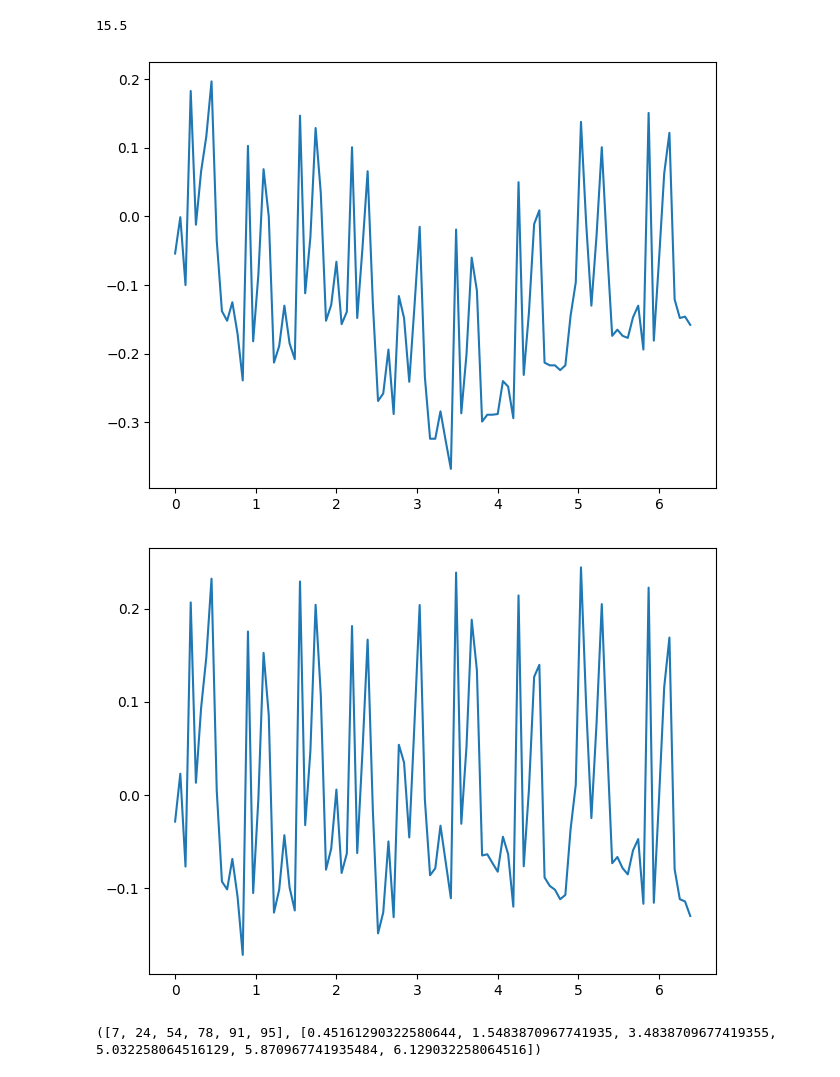
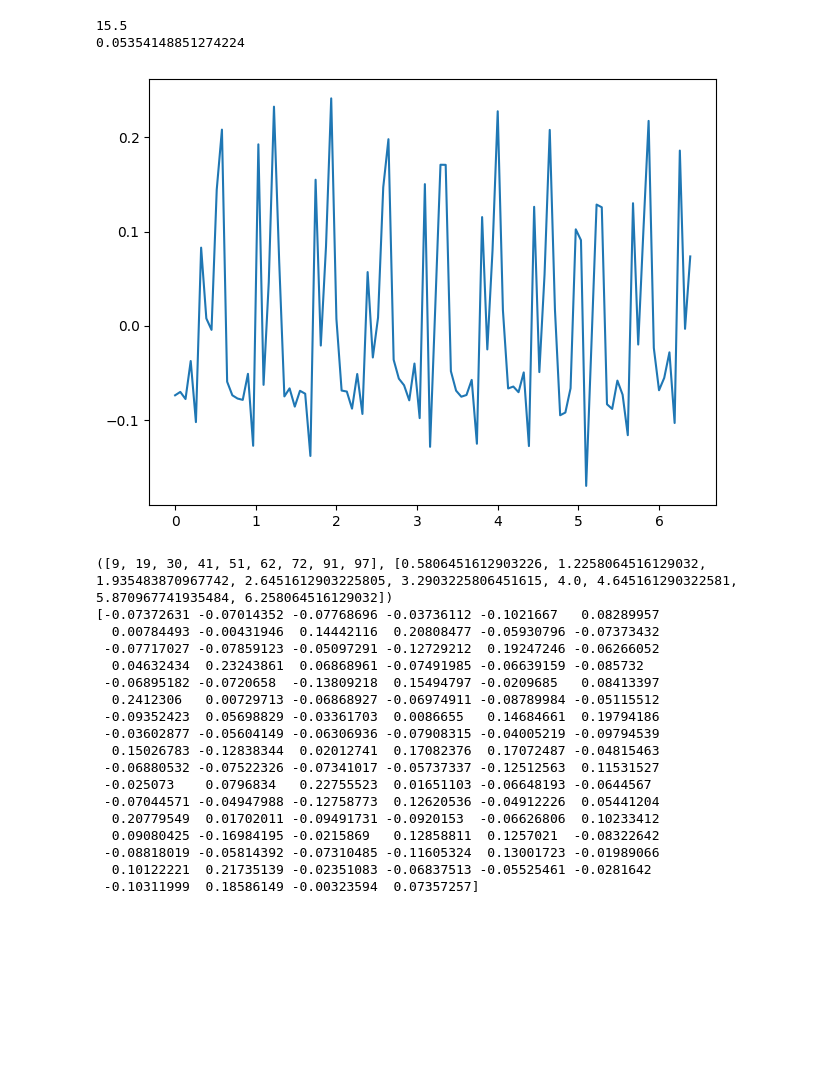
Before and after one commit to Bumross/PZS-sem1, a Jupyter notebook: Code.ipynb, the cells around one changed output. Cells and saved outputs as stored; diff of their text form; code cells hidden in the pictures; blank space fills up the shorter version.

Commit message:
seconds

```diff
--- a/Code.ipynb
+++ b/Code.ipynb
@@ -20,6 +20,10 @@ def load_data(path):
         return None, None
 
 
+def signal_duration(data, samp_rate):
+    return len(data) / samp_rate
+
+
 def remove_baseline_wander_fft(ekg_data, sampling_rate=4, cutoff_frequency=0.5):
     """Removes the baseline wander for better manipulation with data. Using Fourier Transformation
     to locate lowfrequency components and erasing them."""
@@ -28,6 +32,7 @@ def remove_baseline_wander_fft(ekg_data, sampling_rate=4, cutoff_frequency=0.5):
     spectrum[(freq > -cutoff_frequency) & (freq < cutoff_frequency)] = 0
     ekg_without_baseline = np.real(ifft(spectrum))
     return ekg_without_baseline
+
 
 def plot(data, samp_rate):
     """Creates a plot. F(t)"""
@@ -39,14 +44,18 @@ def plot(data, samp_rate):
 
 
 
-def find_Rpeaks_dynamic_window_simple(ecg_flatten_signal, samp_rate, max_window_size=30):
+def find_Rpeaks_dynamic_window_simple(ecg_flatten_signal, samp_rate):
     """Finds R peaks in ECG signal with dynamically changing window size.
     Returns a list of peaks and corresponding times."""
-    margin = int(samp_rate/5)
+    margin = int(samp_rate/3)
+    max_window_size = int(samp_rate)
+
     r_peaks = []
     time = []
     current_position = 0
-    signal_avg = (np.max(ecg_flatten_signal) + np.min(ecg_flatten_signal)) / 2
+    signal_avg = (np.max(ecg_flatten_signal) + np.min(ecg_flatten_signal))*3 / 4
+
+    print(signal_avg)
 
     while current_position < len(ecg_flatten_signal):
         window_size = min(max_window_size, len(ecg_flatten_signal) - current_position - 1)
@@ -68,27 +77,45 @@ def find_Rpeaks_dynamic_window_simple(ecg_flatten_signal, samp_rate, max_window_
 
         current_position = max_position_in_signal + margin
 
-    return r_peaks, time
 
 
-database = 'Database/drive05'
-ECGnative, fields = load_data(database)
-samp_rate = fields['fs']
-print(samp_rate)
-
-#crapped data for rewiev
-ecg_data = np.array(ECGnative[:100])
-plot(ecg_data, samp_rate)
-
-cutoff_frequency = 0.5
-
-ecg_edit_fft = remove_baseline_wander_fft(ecg_data, samp_rate, cutoff_frequency=cutoff_frequency)
-
-Rpeaks = find_Rpeaks_dynamic_window_simple(ecg_edit_fft, samp_rate)
-plot(ecg_edit_fft, samp_rate)
-print(Rpeaks)
+    return r_peaks, time
-# %% [output]
-15.5
-[figure, removed]
-[figure, removed]
-([7, 24, 54, 78, 91, 95], [0.45161290322580644, 1.5483870967741935, 3.4838709677419355, 5.032258064516129, 5.870967741935484, 6.129032258064516])
+# %%
+database = 'Database/drive06'
+ECGnative, fields = load_data(database)
+samp_rate = fields['fs']
+seconds = signal_duration(ECGnative, samp_rate)
+print(samp_rate)
+print(seconds)
+
+ecg_data = np.array(ECGnative[:100])
+cutoff_frequency = 0.5
+
+ecg_edit_fft = remove_baseline_wander_fft(ecg_data, samp_rate, cutoff_frequency=cutoff_frequency)
+
+Rpeaks = find_Rpeaks_dynamic_window_simple(ecg_edit_fft, samp_rate)
+plot(ecg_edit_fft, samp_rate)
+print(Rpeaks)
+print(ecg_edit_fft)
+# %% [output]
+15.5
+0.05354148851274224
+[figure, added]
+([9, 19, 30, 41, 51, 62, 72, 91, 97], [0.5806451612903226, 1.2258064516129032, 1.935483870967742, 2.6451612903225805, 3.2903225806451615, 4.0, 4.645161290322581, 5.870967741935484, 6.258064516129032])
+[-0.07372631 -0.07014352 -0.07768696 -0.03736112 -0.1021667   0.08289957
+  0.00784493 -0.00431946  0.14442116  0.20808477 -0.05930796 -0.07373432
+ -0.07717027 -0.07859123 -0.05097291 -0.12729212  0.19247246 -0.06266052
+  0.04632434  0.23243861  0.06868961 -0.07491985 -0.06639159 -0.085732
+ -0.06895182 -0.0720658  -0.13809218  0.15494797 -0.0209685   0.08413397
+  0.2412306   0.00729713 -0.06868927 -0.06974911 -0.08789984 -0.05115512
+ -0.09352423  0.05698829 -0.03361703  0.0086655   0.14684661  0.19794186
+ -0.03602877 -0.05604149 -0.06306936 -0.07908315 -0.04005219 -0.09794539
+  0.15026783 -0.12838344  0.02012741  0.17082376  0.17072487 -0.04815463
+ -0.06880532 -0.07522326 -0.07341017 -0.05737337 -0.12512563  0.11531527
+ -0.025073    0.0796834   0.22755523  0.01651103 -0.06648193 -0.0644567
+ -0.07044571 -0.04947988 -0.12758773  0.12620536 -0.04912226  0.05441204
+  0.20779549  0.01702011 -0.09491731 -0.0920153  -0.06626806  0.10233412
+  0.09080425 -0.16984195 -0.0215869   0.12858811  0.1257021  -0.08322642
+ -0.08818019 -0.05814392 -0.07310485 -0.11605324  0.13001723 -0.01989066
+  0.10122221  0.21735139 -0.02351083 -0.06837513 -0.05525461 -0.0281642
+ -0.10311999  0.18586149 -0.00323594  0.07357257]
```
